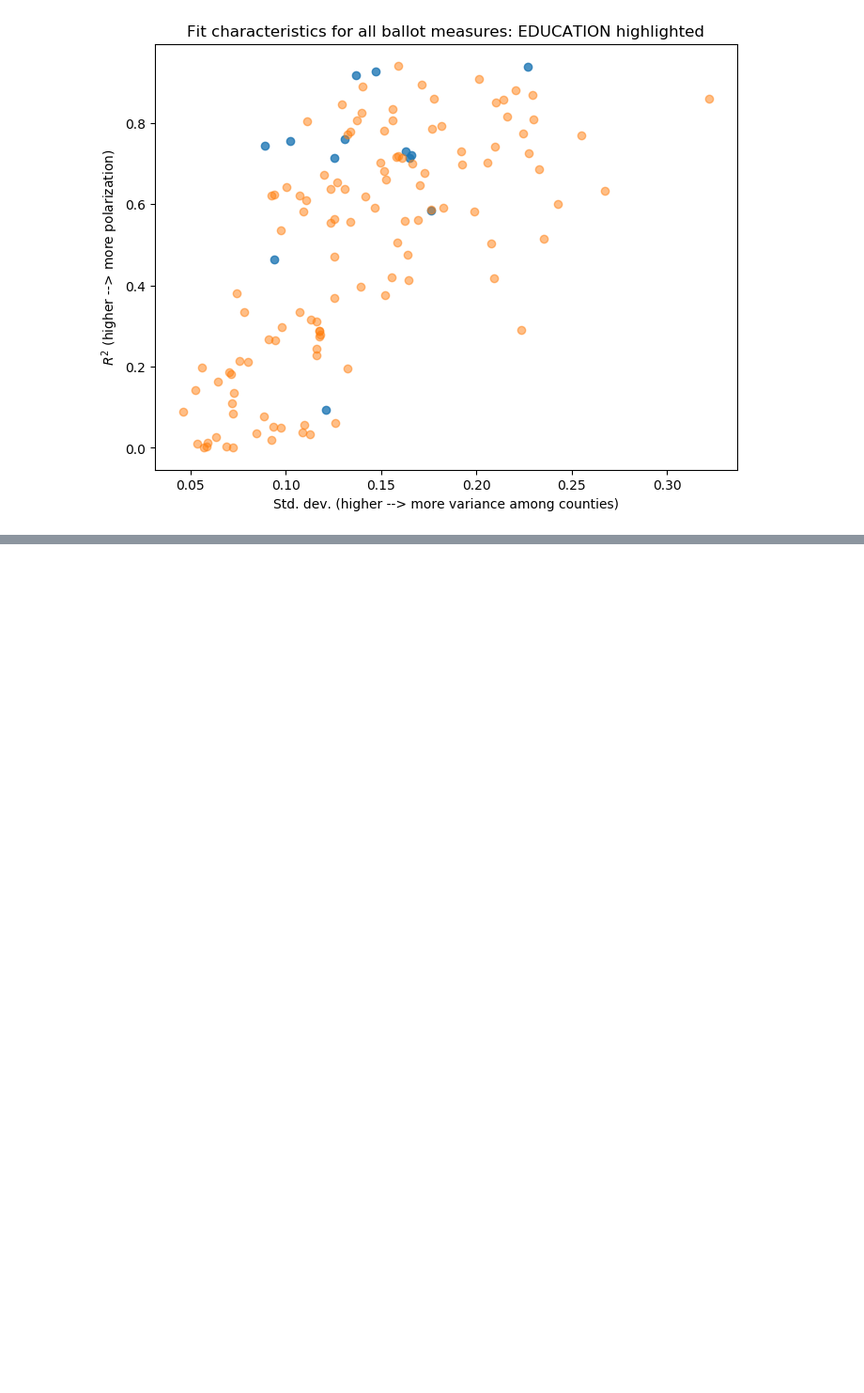
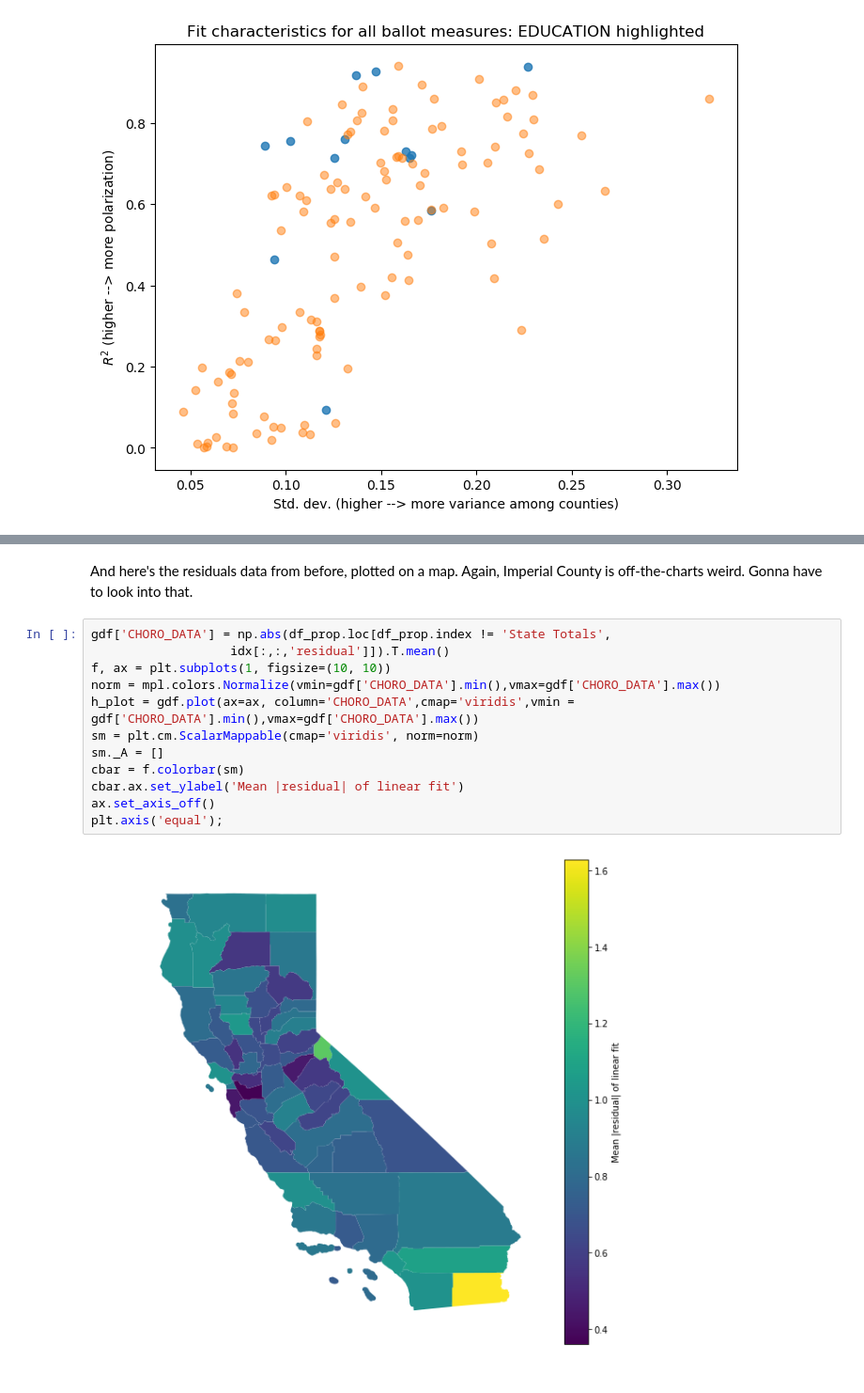
Before and after one commit to cnehrkorn/CaliVoting, a Jupyter notebook: explore_CA_statewide_measures.ipynb, the cells around one changed output, grey strips where cells are left out. Shown at 94% size. Cells and saved outputs as stored; diff of their text form; blank space fills up the shorter version.

```diff
--- a/explore_CA_statewide_measures.ipynb
+++ b/explore_CA_statewide_measures.ipynb
@@ -259,0 +302,16 @@ plt.title('Number of times county voted as an outlier')
+# %% [markdown]
+And here's the residuals data from before, plotted on a map. Again, Imperial County is off-the-charts weird. Gonna have to look into that.
+# %%
+gdf['CHORO_DATA'] = np.abs(df_prop.loc[df_prop.index != 'State Totals',
+                   idx[:,:,'residual']]).T.mean()
+f, ax = plt.subplots(1, figsize=(10, 10))
+norm = mpl.colors.Normalize(vmin=gdf['CHORO_DATA'].min(),vmax=gdf['CHORO_DATA'].max())
+h_plot = gdf.plot(ax=ax, column='CHORO_DATA',cmap='viridis',vmin = gdf['CHORO_DATA'].min(),vmax=gdf['CHORO_DATA'].max())
+sm = plt.cm.ScalarMappable(cmap='viridis', norm=norm)
+sm._A = []
+cbar = f.colorbar(sm)
+cbar.ax.set_ylabel('Mean |residual| of linear fit')
+ax.set_axis_off()
+plt.axis('equal');
+# %% [output]
+[figure, added]
```
Also changed, not shown: parts of 19 cells of this notebook, 3 other files.
